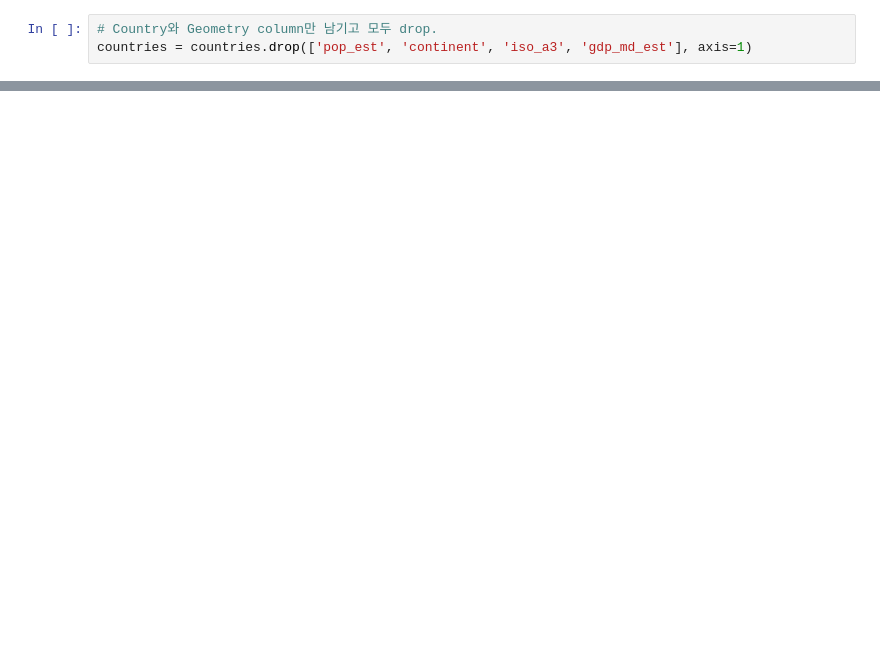
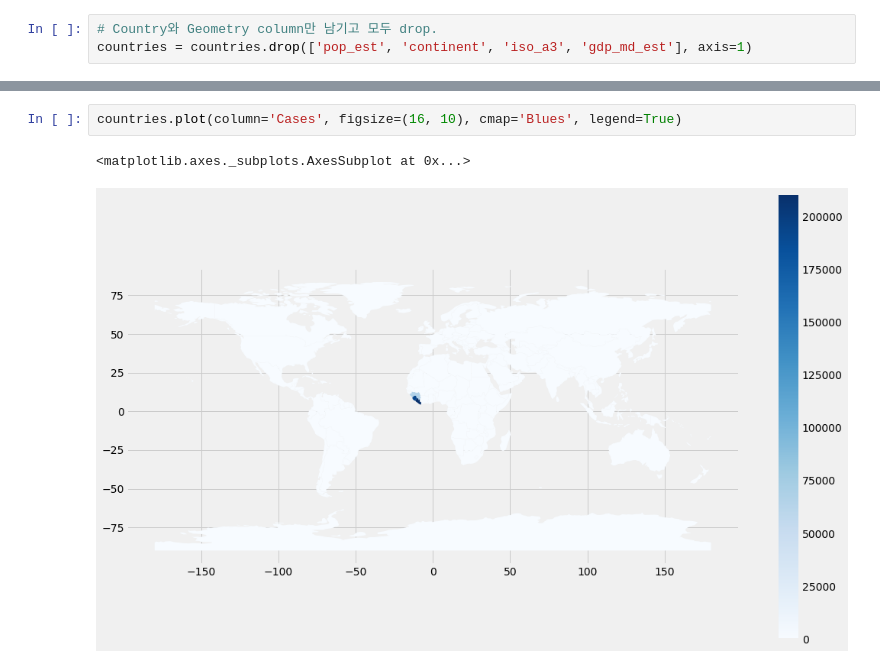
Before and after one commit to luckycontrol/BigData-Final-Project, a Jupyter notebook: ebola_an.ipynb, the cells around one changed output, grey strips where cells are left out. Saved outputs shown, nothing was run; the diff lists cells and outputs as text; blank space fills up the shorter version.

```diff
--- a/ebola_an.ipynb
+++ b/ebola_an.ipynb
@@ -127 +139,6 @@ for i in range(row_count):
+# %%
+countries.plot(column='Cases', figsize=(16, 10), cmap='Blues', legend=True)
+# %% [output]
+<matplotlib.axes._subplots.AxesSubplot at 0x...>
+[figure, added]
 # %%
```
Also changed, not shown: parts of 12 cells of this notebook.
